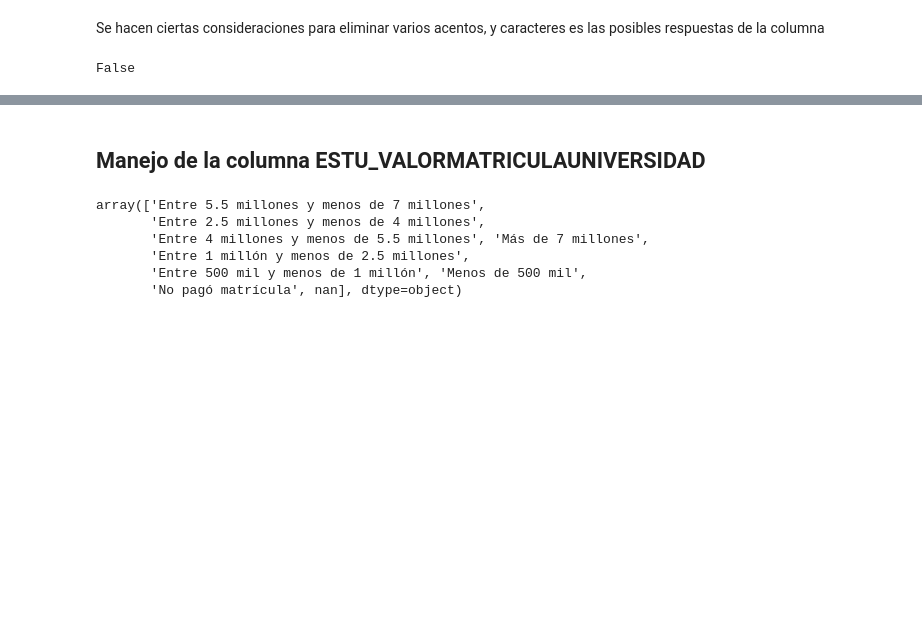
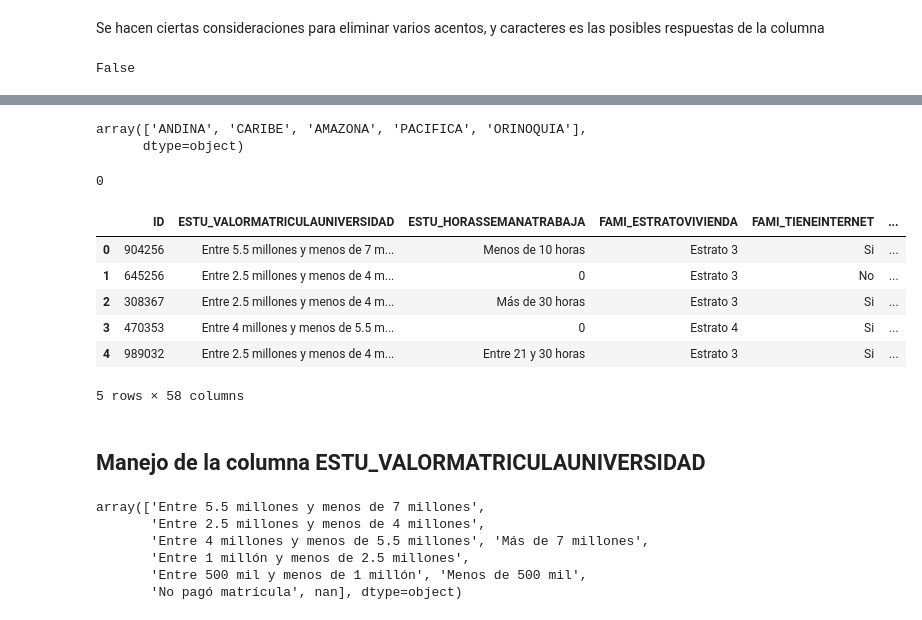
Before and after one commit to JGranda11/Proyecto-ai4eng20241, a Jupyter notebook: 02 - preprocesado.ipynb, the cells around one changed output, grey strips where cells are left out. Drawn from its saved outputs; the diff is of its cells as text; code cells hidden in the pictures; blank space fills up the shorter version.

```diff
--- a/02 - preprocesado.ipynb
+++ b/02 - preprocesado.ipynb
@@ -301,0 +436,48 @@ len(academico)
+# %%
+train['ESTU_PRGM_DEPARTAMENTO'] = train['ESTU_PRGM_DEPARTAMENTO'].astype(str).str.replace(r'ATLANTICO', 'CARIBE')
+train['ESTU_PRGM_DEPARTAMENTO'] = train['ESTU_PRGM_DEPARTAMENTO'].astype(str).str.replace(r'BOLIVAR', 'CARIBE')
+train['ESTU_PRGM_DEPARTAMENTO'] = train['ESTU_PRGM_DEPARTAMENTO'].astype(str).str.replace(r'CESAR', 'CARIBE')
+train['ESTU_PRGM_DEPARTAMENTO'] = train['ESTU_PRGM_DEPARTAMENTO'].astype(str).str.replace(r'CORDOBA', 'CARIBE')
+train['ESTU_PRGM_DEPARTAMENTO'] = train['ESTU_PRGM_DEPARTAMENTO'].astype(str).str.replace(r'LA GUAJIRA', 'CARIBE')
+train['ESTU_PRGM_DEPARTAMENTO'] = train['ESTU_PRGM_DEPARTAMENTO'].astype(str).str.replace(r'MAGDALENA', 'CARIBE')
+train['ESTU_PRGM_DEPARTAMENTO'] = train['ESTU_PRGM_DEPARTAMENTO'].astype(str).str.replace(r'SUCRE', 'CARIBE')
+train['ESTU_PRGM_DEPARTAMENTO'] = train['ESTU_PRGM_DEPARTAMENTO'].astype(str).str.replace(r'SAN ANDRES', 'CARIBE')
+# %%
+train['ESTU_PRGM_DEPARTAMENTO'] = train['ESTU_PRGM_DEPARTAMENTO'].astype(str).str.replace(r'ARAUCA', 'ORINOQUIA')
+train['ESTU_PRGM_DEPARTAMENTO'] = train['ESTU_PRGM_DEPARTAMENTO'].astype(str).str.replace(r'CASANARE', 'ORINOQUIA')
+train['ESTU_PRGM_DEPARTAMENTO'] = train['ESTU_PRGM_DEPARTAMENTO'].astype(str).str.replace(r'META', 'ORINOQUIA')
+train['ESTU_PRGM_DEPARTAMENTO'] = train['ESTU_PRGM_DEPARTAMENTO'].astype(str).str.replace(r'VICHADA', 'ORINOQUIA')
+# %%
+train['ESTU_PRGM_DEPARTAMENTO'].unique()
+# %% [output]
+array(['ANDINA', 'CARIBE', 'AMAZONA', 'PACIFICA', 'ORINOQUIA'],
+      dtype=object)
+# %%
+train['ESTU_PRGM_DEPARTAMENTO'].isna().sum()
+# %% [output]
+0
+# %%
+##CODIFICAR PRGM DEPARTAMENTO
+#crear la instancia de OneHotEncoder
+encode = OneHotEncoder()
+
+#Trabaja con dataframes, no series
+codificadorDepto = encode.fit_transform(train[['ESTU_PRGM_DEPARTAMENTO']])
+#generar codificacion
+
+arregloDepto = codificadorDepto.toarray()
+departamento = pd.DataFrame(arregloDepto,
+                       columns = encode.categories_)
+# %%
+#Suma de dataframes
+train = pd.concat([train, departamento], axis = 'columns')
+# %%
+train.head()
+# %% [output]
+|  | ID | ESTU_VALORMATRICULAUNIVERSIDAD | ESTU_HORASSEMANATRABAJA | FAMI_ESTRATOVIVIENDA | FAMI_TIENEINTERNET | ... |
+| 0 | 904256 | Entre 5.5 millones y menos de 7 m... | Menos de 10 horas | Estrato 3 | Si | ... |
+| 1 | 645256 | Entre 2.5 millones y menos de 4 m... | 0 | Estrato 3 | No | ... |
+| 2 | 308367 | Entre 2.5 millones y menos de 4 m... | Más de 30 horas | Estrato 3 | Si | ... |
+| 3 | 470353 | Entre 4 millones y menos de 5.5 m... | 0 | Estrato 4 | Si | ... |
+| 4 | 989032 | Entre 2.5 millones y menos de 4 m... | Entre 21 y 30 horas | Estrato 3 | Si | ... |
+5 rows × 58 columns
```
Also changed, not shown: parts of 67 cells of this notebook.
